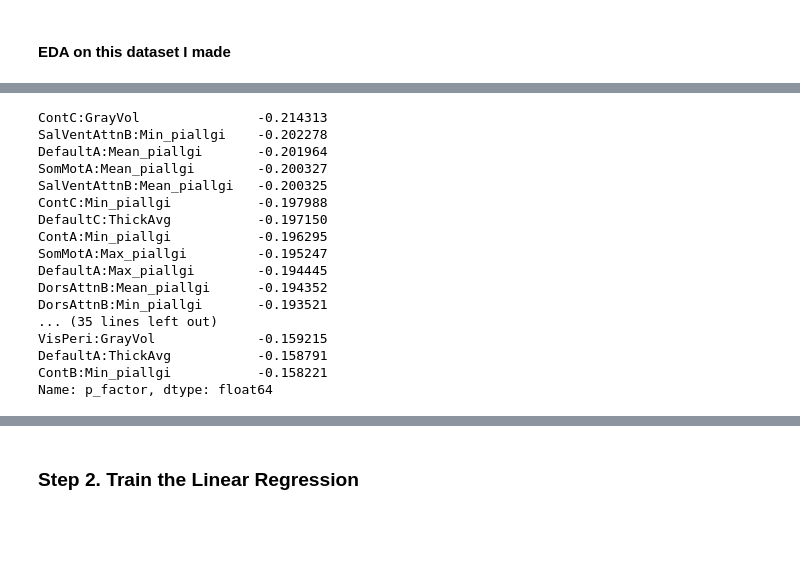
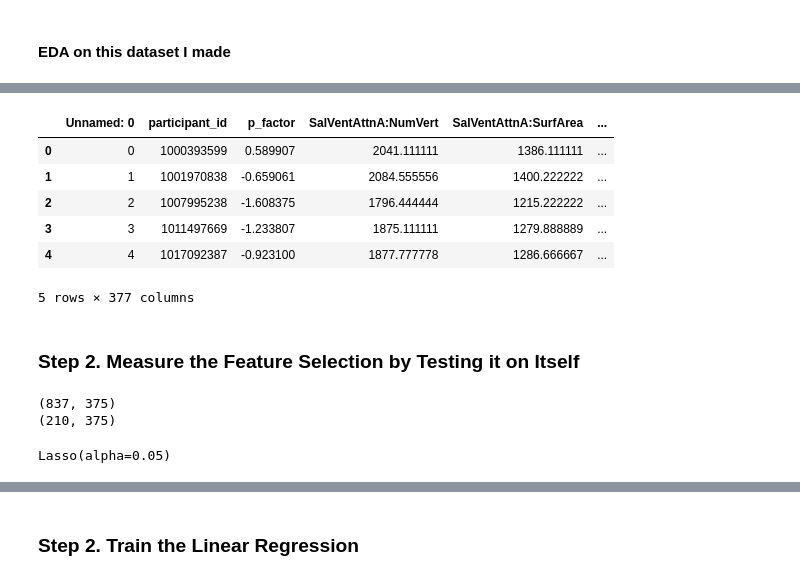
Before and after one commit to ackann/chn-hackathon-2025, a Jupyter notebook: analysis.ipynb, the cells around one changed output, grey strips where cells are left out. Cells and saved outputs as stored; diff of their text form; code cells hidden in the pictures; blank space fills up the shorter version.

Commit message:
model creation, model testing, and more abstract dataset creation

```diff
--- a/analysis.ipynb
+++ b/analysis.ipynb
@@ -689,20 +801,48 @@ for col in columns:
+# %%
+train_vars = train_vars[~train_vars.isnull().any(axis=1)]
+train_vars.head()
+# %% [output]
+|  | Unnamed: 0 | participant_id | p_factor | SalVentAttnA:NumVert | SalVentAttnA:SurfArea | ... |
+| 0 | 0 | 1000393599 | 0.589907 | 2041.111111 | 1386.111111 | ... |
+| 1 | 1 | 1001970838 | -0.659061 | 2084.555556 | 1400.222222 | ... |
+| 2 | 2 | 1007995238 | -1.608375 | 1796.444444 | 1215.222222 | ... |
+| 3 | 3 | 1011497669 | -1.233807 | 1875.111111 | 1279.888889 | ... |
+| 4 | 4 | 1017092387 | -0.923100 | 1877.777778 | 1286.666667 | ... |
+5 rows × 377 columns
+# %% [markdown]
+### Step 2. Measure the Feature Selection by Testing it on Itself
 # %%
-print(top_corr)
+# So let's try linear regression, just to see what happens
+# Import the LinearRegression type:
+from sklearn.linear_model import LinearRegression, Lasso
+from sklearn import svm
+from sklearn.ensemble import RandomForestRegressor
+from sklearn.model_selection import train_test_split
+import random
+
+#Normalize everything first
+z_scaled = train_vars.copy()
+random_state = random.randint(1, 10000)
+
+for column in z_scaled.columns:
+    z_scaled[column] = (z_scaled[column] - z_scaled[column].mean()) / z_scaled[column].std() if z_scaled[column].std() > 0 else 0
+
+# z_scaled = z_scaled[["p_factor", "participant_id"] + top_corr_list]
+y = z_scaled["p_factor"]
+X = z_scaled.drop(['participant_id', 'p_factor'], axis=1)
+X_train, X_test, y_train, y_test = train_test_split(X, y, test_size=0.2, random_state=random_state)
+
+print(X_train.shape)
+print(X_test.shape)
+
+# Train the regression using the training matrix:
+lreg = LinearRegression()
+rfr = RandomForestRegressor(n_estimators=50)
+lasso = Lasso(alpha=0.05)
+# rfr.fit(X_train, y_train)
+lreg.fit(X_train, y_train)
+lasso.fit(X_train, y_train)
 # %% [output]
-ContC:GrayVol               -0.214313
-SalVentAttnB:Min_piallgi    -0.202278
-DefaultA:Mean_piallgi       -0.201964
-SomMotA:Mean_piallgi        -0.200327
-SalVentAttnB:Mean_piallgi   -0.200325
-ContC:Min_piallgi           -0.197988
-DefaultC:ThickAvg           -0.197150
-ContA:Min_piallgi           -0.196295
-SomMotA:Max_piallgi         -0.195247
-DefaultA:Max_piallgi        -0.194445
-DorsAttnB:Mean_piallgi      -0.194352
-DorsAttnB:Min_piallgi       -0.193521
-... (35 lines left out)
-VisPeri:GrayVol             -0.159215
-DefaultA:ThickAvg           -0.158791
-ContB:Min_piallgi           -0.158221
-Name: p_factor, dtype: float64
+(837, 375)
+(210, 375)
+Lasso(alpha=0.05)
```
Also changed, not shown: parts of 13 cells of this notebook.
